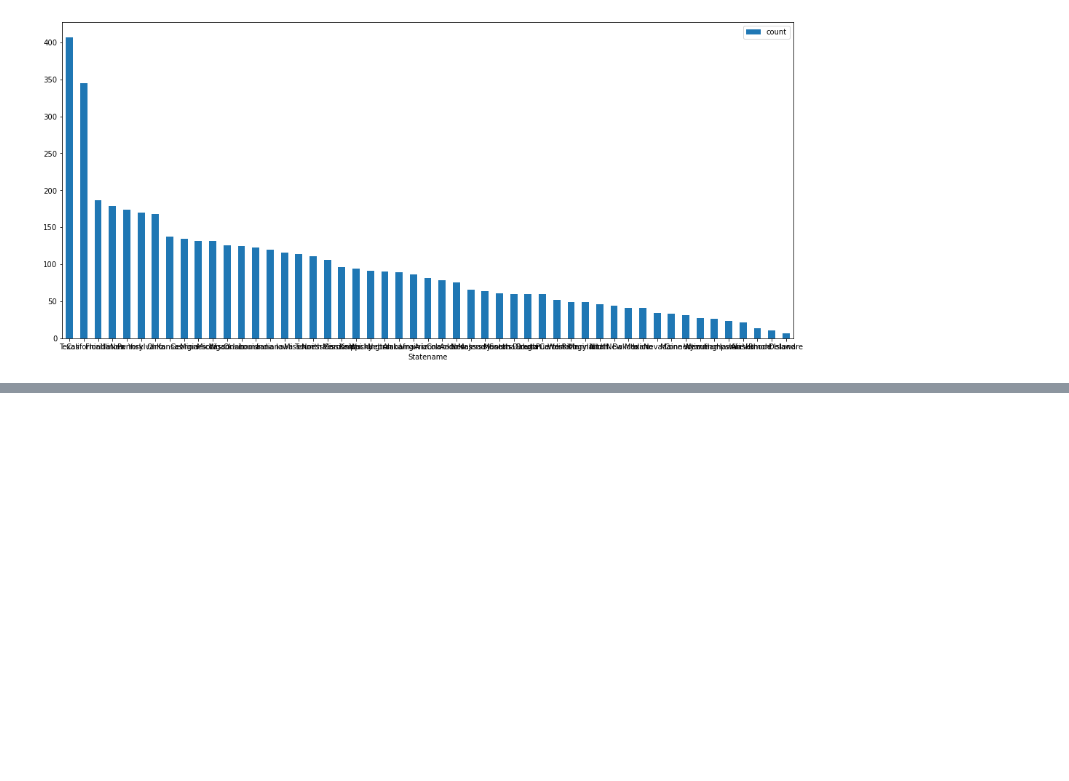
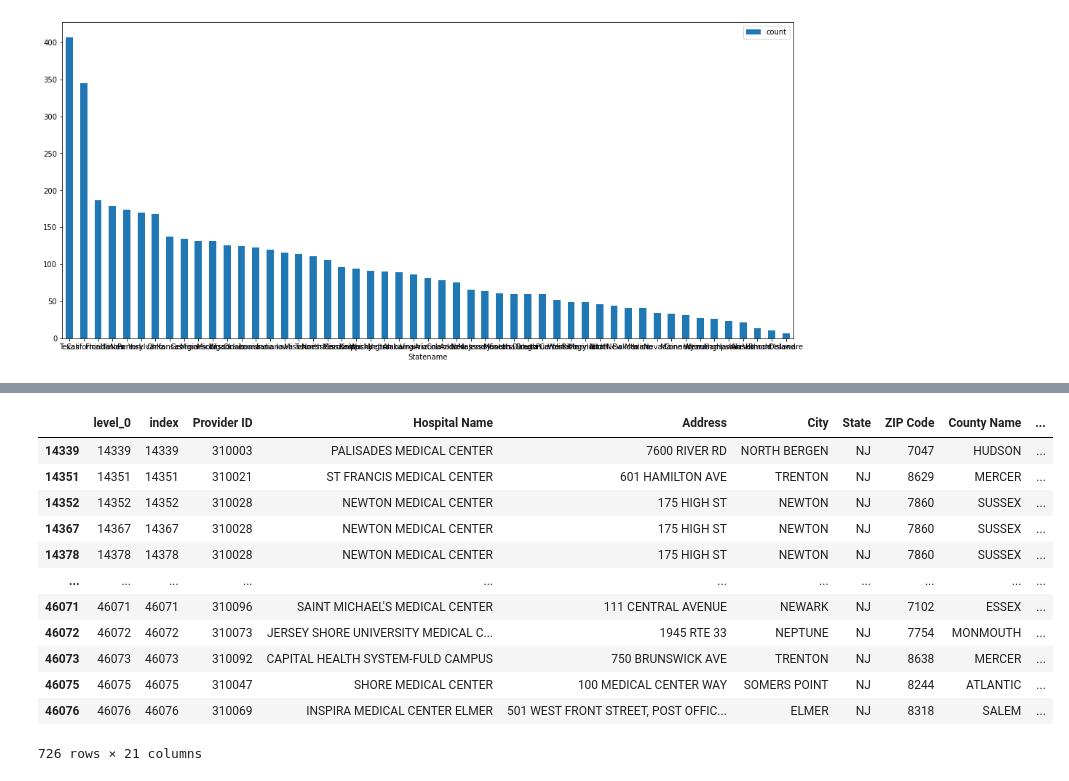
Before and after one commit to guillermodean/knee_comps_notebook, a Jupyter notebook: knee_comp.ipynb, the cells around one changed output, grey strips where cells are left out. Drawn from its saved outputs; the diff is of its cells as text; code cells hidden in the pictures; blank space fills up the shorter version.

```diff
--- a/knee_comp.ipynb
+++ b/knee_comp.ipynb
@@ -204,0 +207,18 @@ px.choropleth(df_plot_by_state,locations='id',geojson=USAdata,color='count',colo
+# %%
+df_=pd.DataFrame(df[['Measure ID','State','index']].groupby(['Measure ID','State']).size())
+df.reset_index(inplace=True)
+df.query('State=="NJ"')
+# %% [output]
+|  | level_0 | index | Provider ID | Hospital Name | Address | City | State | ZIP Code | County Name | ... |
+| 14339 | 14339 | 14339 | 310003 | PALISADES MEDICAL CENTER | 7600 RIVER RD | NORTH BERGEN | NJ | 7047 | HUDSON | ... |
+| 14351 | 14351 | 14351 | 310021 | ST FRANCIS MEDICAL CENTER | 601 HAMILTON AVE | TRENTON | NJ | 8629 | MERCER | ... |
+| 14352 | 14352 | 14352 | 310028 | NEWTON MEDICAL CENTER | 175 HIGH ST | NEWTON | NJ | 7860 | SUSSEX | ... |
+| 14367 | 14367 | 14367 | 310028 | NEWTON MEDICAL CENTER | 175 HIGH ST | NEWTON | NJ | 7860 | SUSSEX | ... |
+| 14378 | 14378 | 14378 | 310028 | NEWTON MEDICAL CENTER | 175 HIGH ST | NEWTON | NJ | 7860 | SUSSEX | ... |
+| ... | ... | ... | ... | ... | ... | ... | ... | ... | ... | ... |
+| 46071 | 46071 | 46071 | 310096 | SAINT MICHAEL'S MEDICAL CENTER | 111 CENTRAL AVENUE | NEWARK | NJ | 7102 | ESSEX | ... |
+| 46072 | 46072 | 46072 | 310073 | JERSEY SHORE UNIVERSITY MEDICAL C... | 1945 RTE 33 | NEPTUNE | NJ | 7754 | MONMOUTH | ... |
+| 46073 | 46073 | 46073 | 310092 | CAPITAL HEALTH SYSTEM-FULD CAMPUS | 750 BRUNSWICK AVE | TRENTON | NJ | 8638 | MERCER | ... |
+| 46075 | 46075 | 46075 | 310047 | SHORE MEDICAL CENTER | 100 MEDICAL CENTER WAY | SOMERS POINT | NJ | 8244 | ATLANTIC | ... |
+| 46076 | 46076 | 46076 | 310069 | INSPIRA MEDICAL CENTER ELMER | 501 WEST FRONT STREET, POST OFFIC... | ELMER | NJ | 8318 | SALEM | ... |
+726 rows × 21 columns
```
Also changed, not shown: parts of 12 cells of this notebook, 2 other files.
